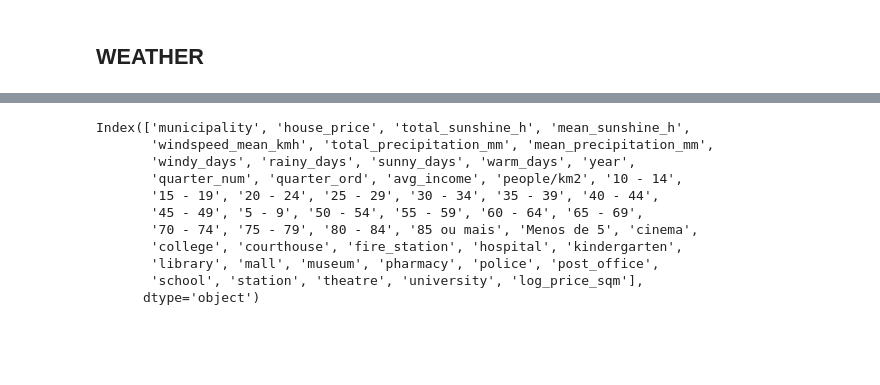
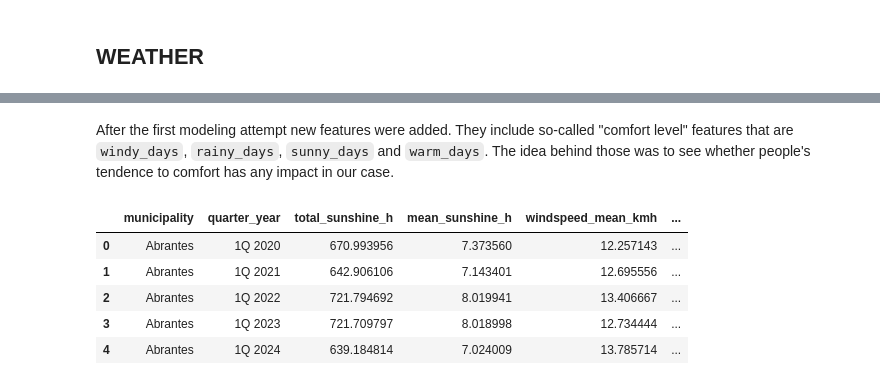
Before and after one commit to Shushunya/FCD-housing-prices, a Jupyter notebook: code/notebooks/eda/01_eda.ipynb, the cells around one changed output, grey strips where cells are left out. Saved outputs shown, nothing was run; the diff lists cells and outputs as text; code cells hidden in the pictures; blank space fills up the shorter version.

```diff
--- a/code/notebooks/eda/01_eda.ipynb
+++ b/code/notebooks/eda/01_eda.ipynb
@@ -533,15 +274,12 @@ model_df.reset_index(drop=True)
-# %%
-model_df.to_csv(MASTER_DF_FILE)
-model_df.columns
-# %% [output]
-Index(['municipality', 'house_price', 'total_sunshine_h', 'mean_sunshine_h',
-       'windspeed_mean_kmh', 'total_precipitation_mm', 'mean_precipitation_mm',
-       'windy_days', 'rainy_days', 'sunny_days', 'warm_days', 'year',
-       'quarter_num', 'quarter_ord', 'avg_income', 'people/km2', '10 - 14',
-       '15 - 19', '20 - 24', '25 - 29', '30 - 34', '35 - 39', '40 - 44',
-       '45 - 49', '5 - 9', '50 - 54', '55 - 59', '60 - 64', '65 - 69',
-       '70 - 74', '75 - 79', '80 - 84', '85 ou mais', 'Menos de 5', 'cinema',
-       'college', 'courthouse', 'fire_station', 'hospital', 'kindergarten',
-       'library', 'mall', 'museum', 'pharmacy', 'police', 'post_office',
-       'school', 'station', 'theatre', 'university', 'log_price_sqm'],
-      dtype='object')
+# %% [markdown]
+After the first modeling attempt new features were added. They include so-called "comfort level" features that are `windy_days`, `rainy_days`, `sunny_days` and `warm_days`. The idea behind those was to see whether people's tendence to comfort has any impact in our case.
+# %%
+weather_df = pd.read_csv(WEATHER_QUARTER_FILE)
+weather_df.head()
+# %% [output]
+|  | municipality | quarter_year | total_sunshine_h | mean_sunshine_h | windspeed_mean_kmh | ... |
+| 0 | Abrantes | 1Q 2020 | 670.993956 | 7.373560 | 12.257143 | ... |
+| 1 | Abrantes | 1Q 2021 | 642.906106 | 7.143401 | 12.695556 | ... |
+| 2 | Abrantes | 1Q 2022 | 721.794692 | 8.019941 | 13.406667 | ... |
+| 3 | Abrantes | 1Q 2023 | 721.709797 | 8.018998 | 12.734444 | ... |
+| 4 | Abrantes | 1Q 2024 | 639.184814 | 7.024009 | 13.785714 | ... |
```
Also changed, not shown: parts of 31 cells of this notebook, 3 other files.
